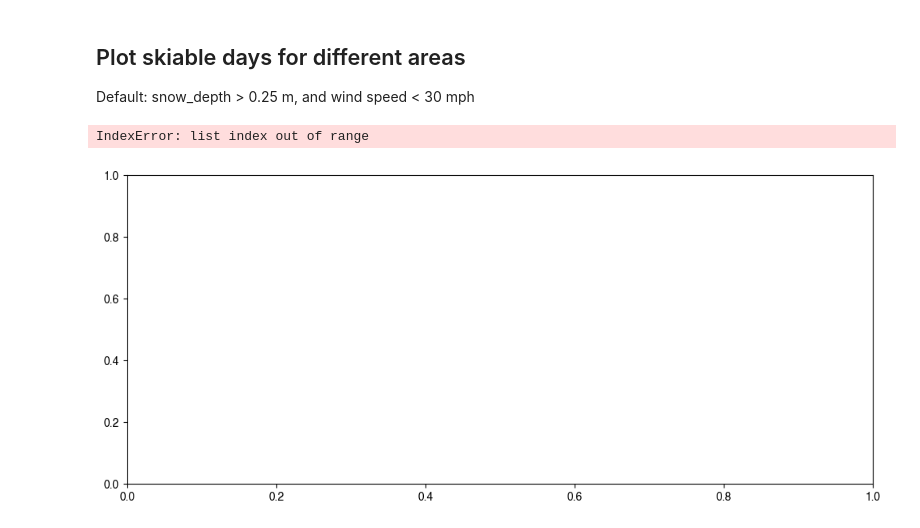
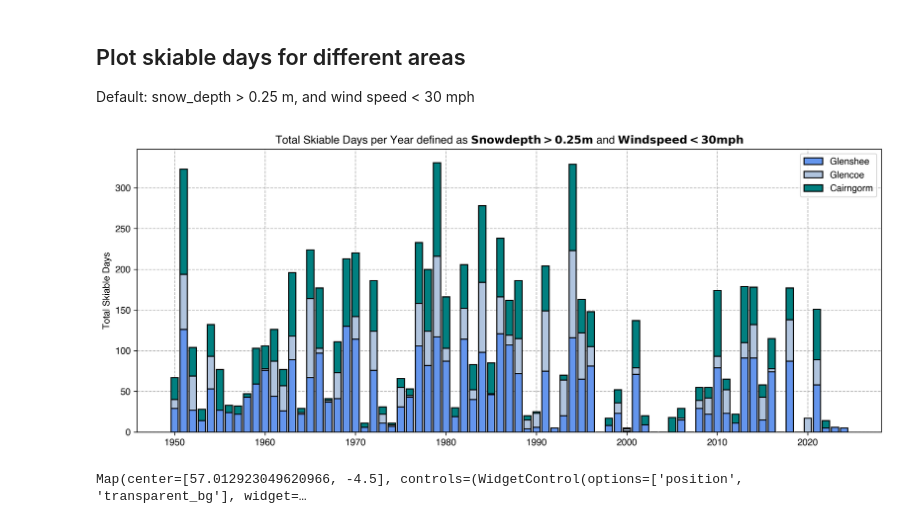
Before and after one commit to ry-ing/MonadhMetrics, a Jupyter notebook: scotland_ski_stats.ipynb, the cells around one changed output. Drawn from its saved outputs; the diff is of its cells as text; code cells hidden in the pictures.

```diff
--- a/scotland_ski_stats.ipynb
+++ b/scotland_ski_stats.ipynb
@@ -48,7 +48,7 @@ for name, (lat, lon) in locations.items():
         'temperature': temperature_anomalies
     }
 
-    skiable_days = calculate_skiable_days(snow_depth['snow_depth'], wind_speed, min_snow_depth=0.25, min_wind_speed=30)
+    skiable_days = calculate_skiable_days(snow_depth['snow_depth'], wind_speed, min_snow_depth=0.25, max_wind_speed=30)
     skiable_data[name] = skiable_days
 # %% [markdown]
 ## Plot winter anomalies
@@ -86,7 +86,7 @@ for location, anomalies in winter_anomalies.items():
     plt.rcParams['font.sans-serif'] = "Helvetica"
     plt.rcParams['font.family'] = "sans-serif"
     # Plotting each variable in a subplot using bar graphs
-    fig, axs = plt.subplots(3, 1, figsize=(14, 10))
+    fig, axs = plt.subplots(3, 1, figsize=(14, 10), dpi=300)
     bar_width = 365.0  # Set bar width to fill the entire year
 
     # Snowfall Anomalies Plot
@@ -120,6 +120,9 @@ for location, anomalies in winter_anomalies.items():
     # add figure title
     fig.suptitle(location, fontsize=24)
 
+    # Save the figure
+    plt.savefig(f'./output/{location}_anomalies.png')
+
     plt.tight_layout()
     plt.show()
 # %% [output]
@@ -132,20 +139,20 @@ Default: snow_depth > 0.25 m, and wind speed < 30 mph
 # %%
 plt.rcParams['font.family'] = 'sans-serif'
 plt.rcParams['font.sans-serif'] = 'Helvetica'
 
-fig, ax = plt.subplots(figsize=(12, 5))
+fig, ax = plt.subplots(figsize=(12, 5), dpi=300)
 colors = ['cornflowerblue', 'lightsteelblue', 'teal']
 bottom = np.zeros(len(skiable_data[list(skiable_data.keys())[0]]))
 for i, (name, data) in enumerate(skiable_data.items()):
     ax.bar(data.index.year, data, bottom=bottom, color=colors[i], label=f'{name}', edgecolor='black', linewidth=1.2, zorder=2)
     bottom += data.values
 
 ax.set_ylabel('Total Skiable Days')
 ax.legend()
 ax.grid(True, linestyle='--', zorder=-4)
 ax.set_title(r'Total Skiable Days per Year defined as $\bf{Snowdepth > 0.25m}$ and $\bf{Windspeed < 30mph}$')
 plt.tight_layout()
+plt.savefig('./output/skiable_days.png')
 plt.show()
 # %% [output]
-IndexError: list index out of range
-[figure, old version]
+[figure, new version]
@@ -151,0 +162,63 @@ IndexError: list index out of range
+# %%
+import ee
+import geemap
+
+# Initialize the Earth Engine module
+ee.Initialize()
+
+def fetch_and_process_era5(lat_range, lon_range, start_date, end_date):
+    # Define the geographic domain
+    area = ee.Geometry.Rectangle([lon_range[0], lat_range[0], lon_range[1], lat_range[1]])
+
+    # Load ERA5 daily dataset
+    era5_daily = ee.ImageCollection('ECMWF/ERA5_LAND/DAILY_AGGR') \
+        .filterDate(start_date, end_date) \
+        .filterBounds(area)
+
+    # Define the conditions for skiable days
+    wind_speed_threshold_mps = 50 / 2.23694  # Convert mph to m/s
+    snow_depth_threshold_m = 0.25
+
+    # Map function to check both conditions
+    def check_conditions(image):
+        # Calculate resultant wind speed
+        u_wind = image.select('u_component_of_wind_10m')
+        v_wind = image.select('v_component_of_wind_10m')
+        resultant_wind_speed = u_wind.pow(2).add(v_wind.pow(2)).sqrt()
+
+        # Check wind and snow conditions
+        suitable_wind = resultant_wind_speed.lt(wind_speed_threshold_mps)
+        suitable_snow = image.select('snow_depth').gt(snow_depth_threshold_m)
+
+        # Return image with combined conditions
+        return suitable_wind.And(suitable_snow).rename('skiable_day')
+
+    # Apply the map function
+    skiable_days = era5_daily.map(check_conditions)
+
+    # Sum the skiable days
+    total_skiable_days = skiable_days.sum().rename('total_skiable_days')
+
+    return total_skiable_days, area
+
+def plot_skiable_days(skiable_days, area):
+    # Use geemap to visualize the results
+    Map = geemap.Map(center=(56.4907, -4.2026), zoom=7)
+    Map.addLayer(skiable_days, {'min': 0, 'max': 30, 'palette': ['blue', 'limegreen', 'yellow', 'orange', 'red']}, 'Total Skiable Days')
+    Map.addLayerControl()
+    Map.centerObject(area, 8)
+    return Map
+
+# Define parameters
+lat_range = [55, 59]
+lon_range = [-8, -1]
+start_date = '1950-01-01'
+end_date = '1955-12-31'
+
+# Fetch and process data
+total_skiable_days, area = fetch_and_process_era5(lat_range, lon_range, start_date, end_date)
+
+# Plot the results
+plot_skiable_days(total_skiable_days, area)
+# %% [output]
+Map(center=[57.012923049620966, -4.5], controls=(WidgetControl(options=['position', 'transparent_bg'], widget=…
```
Also changed, not shown: parts of 3 cells of this notebook, 2 other files.
